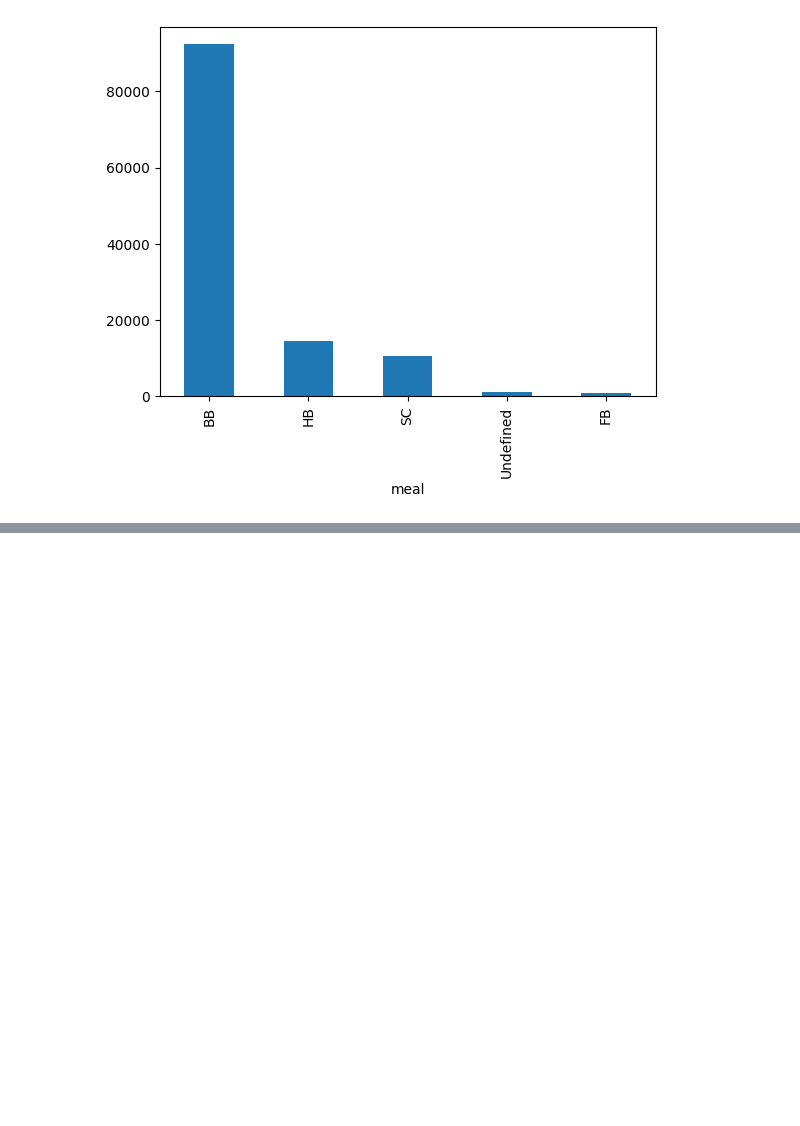
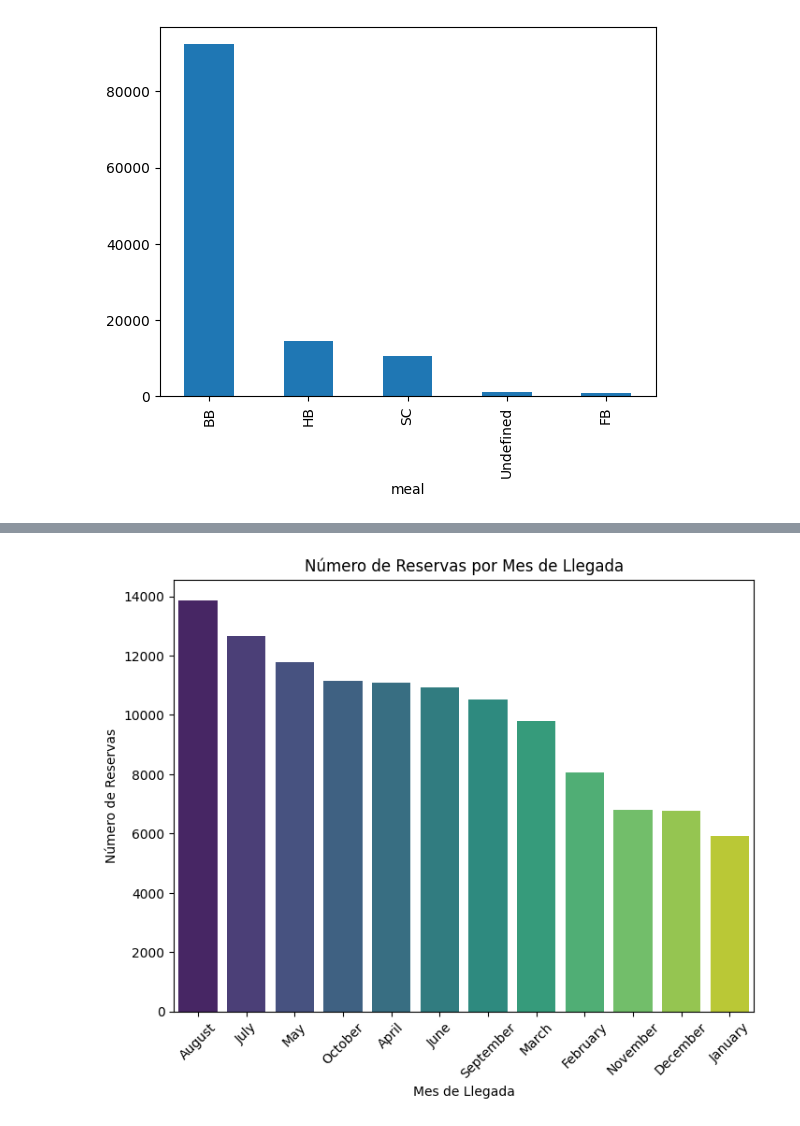
Before and after one commit to DanielMart-tech/Data-Science-Project1, a Jupyter notebook: hotel-bookings.ipynb, the cells around one changed output, grey strips where cells are left out. Saved outputs shown, nothing was run; the diff lists cells and outputs as text; code cells hidden in the pictures; blank space fills up the shorter version.

```diff
--- a/hotel-bookings.ipynb
+++ b/hotel-bookings.ipynb
@@ -139,0 +155,13 @@ df_booking_hotels.meal.value_counts().plot(kind='bar')
+# %%
+# df_booking_hotels.groupby('arrival_date_month').size().sort_values(ascending=False).plot(kind='bar')
+monthly_booking_counts = df_booking_hotels.groupby('arrival_date_month').size().sort_values(ascending=False)
+
+plt.figure(figsize=(8, 6))
+sns.barplot(x=monthly_booking_counts.index, y=monthly_booking_counts.values, palette='viridis')
+plt.title('Número de Reservas por Mes de Llegada')
+plt.xlabel('Mes de Llegada')
+plt.ylabel('Número de Reservas')
+plt.xticks(rotation=45)
+plt.show()
+# %% [output]
+[figure, added]
```
Also changed, not shown: parts of 4 cells of this notebook.
